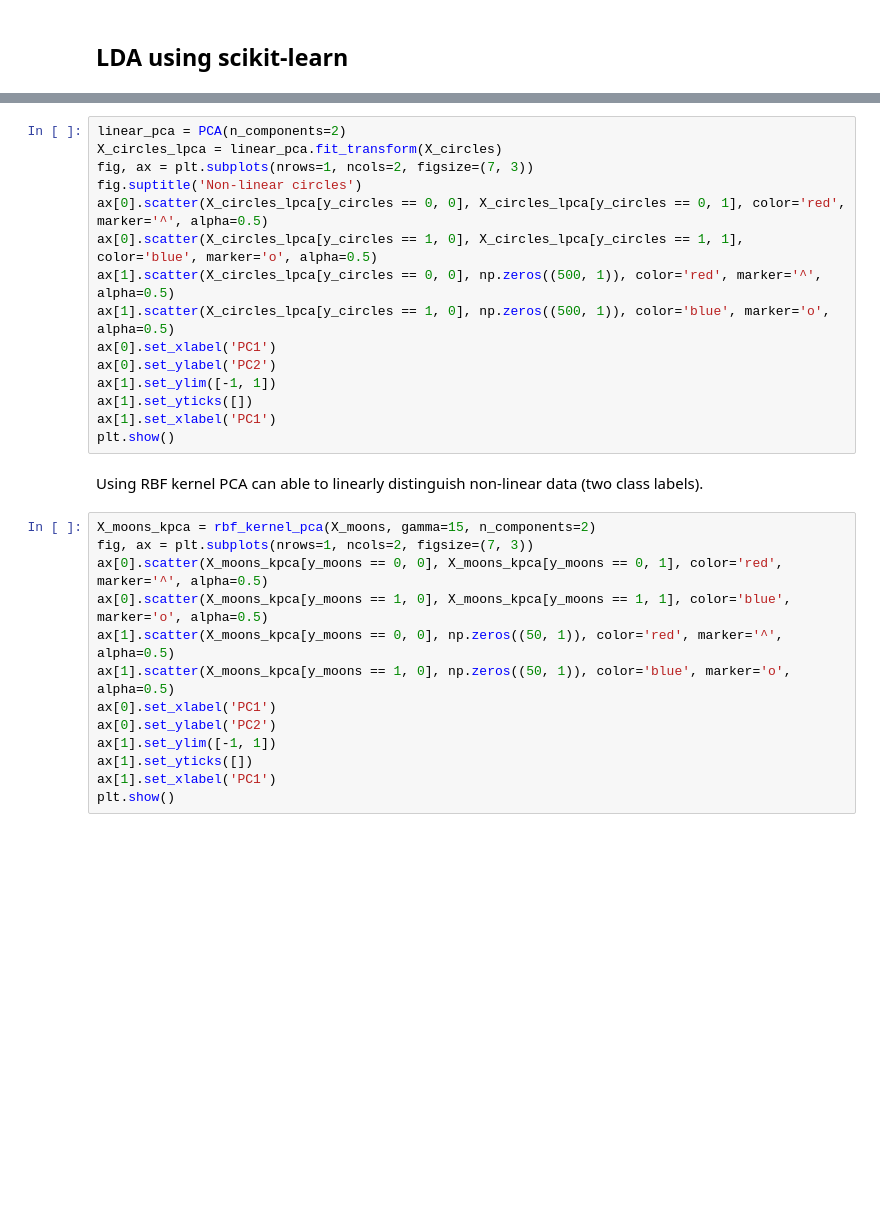
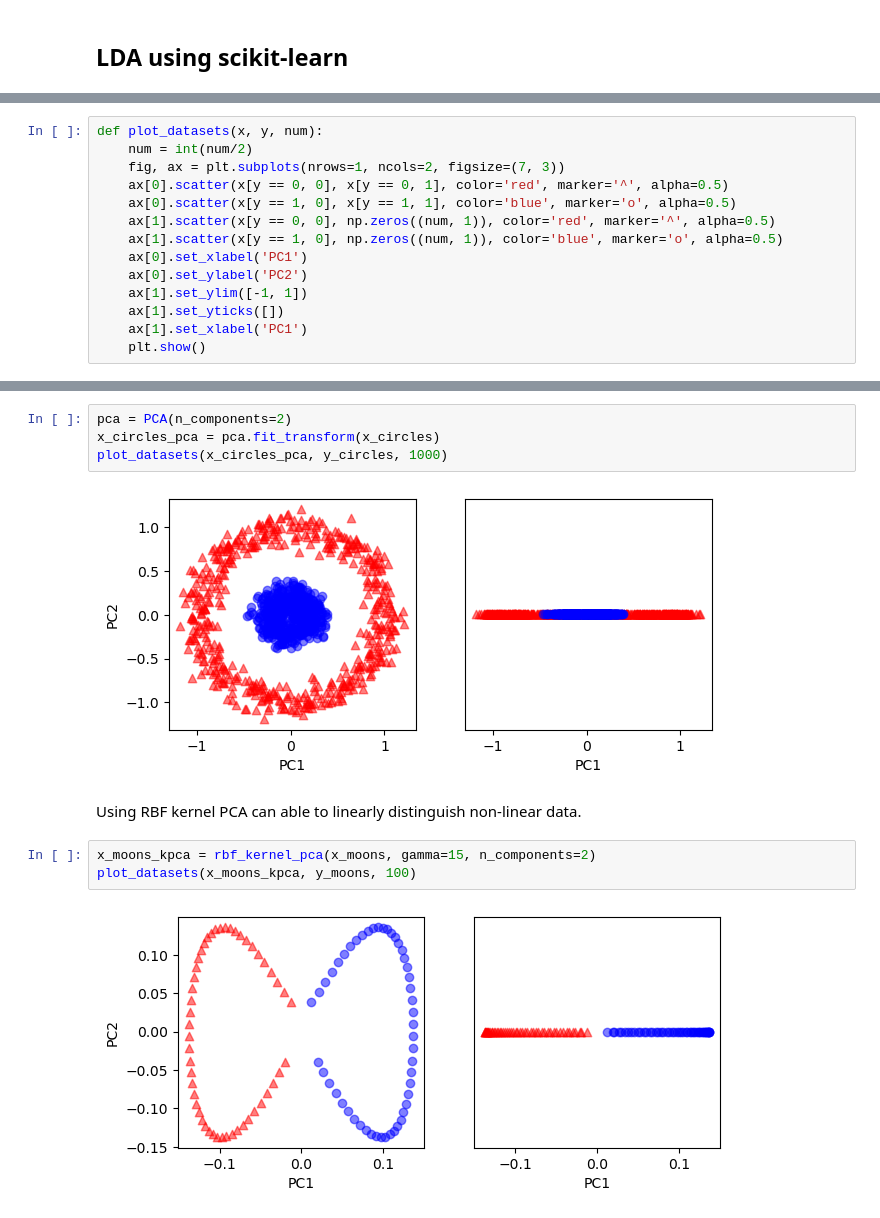
Before and after one commit to hanjihun2000/machine-learning, a Jupyter notebook: guide/feature-extraction.ipynb, the cells around one changed output, grey strips where cells are left out. Cells and saved outputs as stored; diff of their text form; blank space fills up the shorter version.

Commit message:
Complete updating feature extraction guide * up-to-date the kernel PCA section * refactor and clean up source codes & cells for better readability * fix minor typos & spelling errors

```diff
--- a/guide/feature-extraction.ipynb
+++ b/guide/feature-extraction.ipynb
@@ -362 +285,15 @@ plt.show()
+# %%
+def plot_datasets(x, y, num):
+    num = int(num/2)
+    fig, ax = plt.subplots(nrows=1, ncols=2, figsize=(7, 3))
+    ax[0].scatter(x[y == 0, 0], x[y == 0, 1], color='red', marker='^', alpha=0.5)
+    ax[0].scatter(x[y == 1, 0], x[y == 1, 1], color='blue', marker='o', alpha=0.5)
+    ax[1].scatter(x[y == 0, 0], np.zeros((num, 1)), color='red', marker='^', alpha=0.5)
+    ax[1].scatter(x[y == 1, 0], np.zeros((num, 1)), color='blue', marker='o', alpha=0.5)
+    ax[0].set_xlabel('PC1')
+    ax[0].set_ylabel('PC2')
+    ax[1].set_ylim([-1, 1])
+    ax[1].set_yticks([])
+    ax[1].set_xlabel('PC1')
+    plt.show()
 # %% [markdown]
@@ -379,31 +327,14 @@ plt.show()
 # %%
-linear_pca = PCA(n_components=2)
-X_circles_lpca = linear_pca.fit_transform(X_circles)
-fig, ax = plt.subplots(nrows=1, ncols=2, figsize=(7, 3))
-fig.suptitle('Non-linear circles')
-ax[0].scatter(X_circles_lpca[y_circles == 0, 0], X_circles_lpca[y_circles == 0, 1], color='red', marker='^', alpha=0.5)
-ax[0].scatter(X_circles_lpca[y_circles == 1, 0], X_circles_lpca[y_circles == 1, 1], color='blue', marker='o', alpha=0.5)
-ax[1].scatter(X_circles_lpca[y_circles == 0, 0], np.zeros((500, 1)), color='red', marker='^', alpha=0.5)
-ax[1].scatter(X_circles_lpca[y_circles == 1, 0], np.zeros((500, 1)), color='blue', marker='o', alpha=0.5)
-ax[0].set_xlabel('PC1')
-ax[0].set_ylabel('PC2')
-ax[1].set_ylim([-1, 1])
-ax[1].set_yticks([])
-ax[1].set_xlabel('PC1')
-plt.show()
+pca = PCA(n_components=2)
+x_circles_pca = pca.fit_transform(x_circles)
+plot_datasets(x_circles_pca, y_circles, 1000)
+# %% [output]
+[figure, added]
 # %% [markdown]
-Using RBF kernel PCA can able to linearly distinguish non-linear data (two class labels).
+Using RBF kernel PCA can able to linearly distinguish non-linear data.
 # %%
-X_moons_kpca = rbf_kernel_pca(X_moons, gamma=15, n_components=2)
-fig, ax = plt.subplots(nrows=1, ncols=2, figsize=(7, 3))
-ax[0].scatter(X_moons_kpca[y_moons == 0, 0], X_moons_kpca[y_moons == 0, 1], color='red', marker='^', alpha=0.5)
-ax[0].scatter(X_moons_kpca[y_moons == 1, 0], X_moons_kpca[y_moons == 1, 1], color='blue', marker='o', alpha=0.5)
-ax[1].scatter(X_moons_kpca[y_moons == 0, 0], np.zeros((50, 1)), color='red', marker='^', alpha=0.5)
-ax[1].scatter(X_moons_kpca[y_moons == 1, 0], np.zeros((50, 1)), color='blue', marker='o', alpha=0.5)
-ax[0].set_xlabel('PC1')
-ax[0].set_ylabel('PC2')
-ax[1].set_ylim([-1, 1])
-ax[1].set_yticks([])
-ax[1].set_xlabel('PC1')
-plt.show()
+x_moons_kpca = rbf_kernel_pca(x_moons, gamma=15, n_components=2)
+plot_datasets(x_moons_kpca, y_moons, 100)
+# %% [output]
+[figure, added]
 # %%
```
Also changed, not shown: parts of 17 cells of this notebook.
